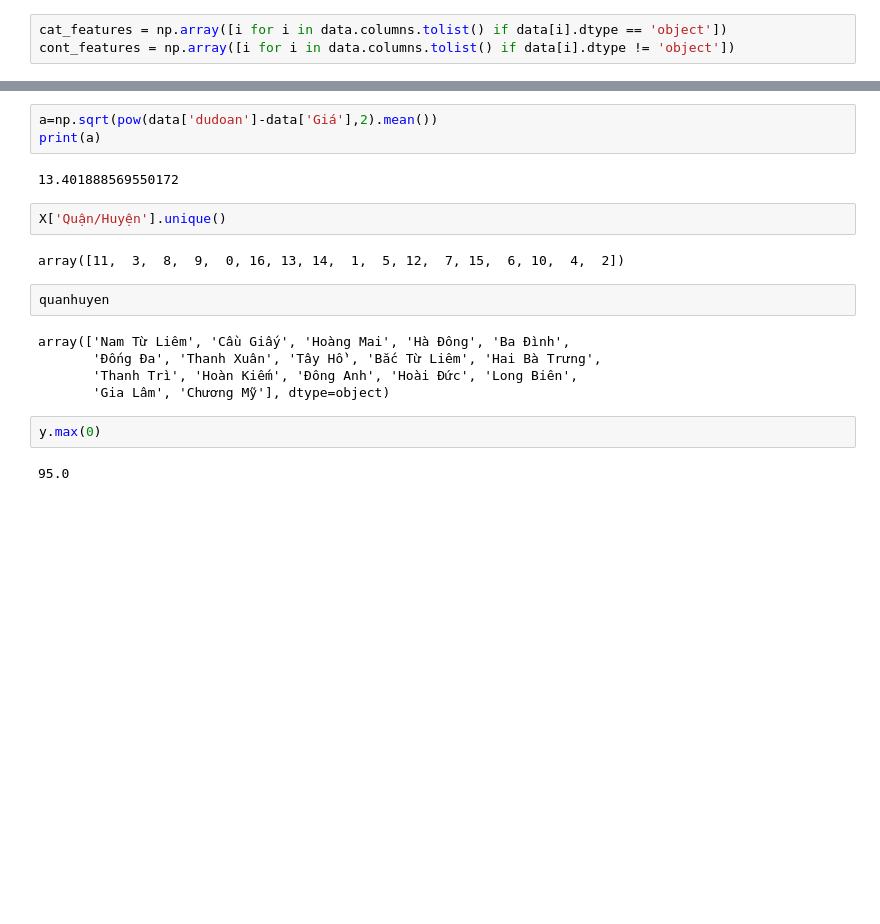
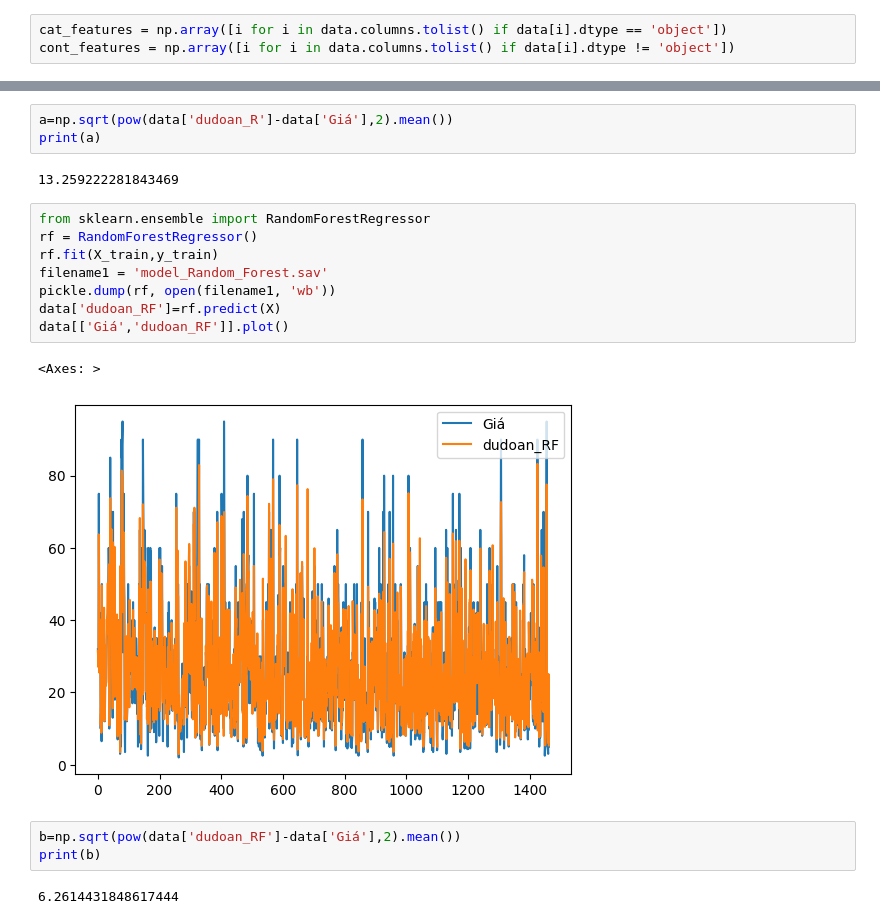
Before and after one commit to duckhhbg/KHDL, a Jupyter notebook: xldl.ipynb, the cells around one changed output, grey strips where cells are left out. Saved outputs shown, nothing was run; the diff lists cells and outputs as text; blank space fills up the shorter version.

```diff
--- a/xldl.ipynb
+++ b/xldl.ipynb
@@ -207,20 +217,21 @@ data[['Giá','dudoan']].plot()
 # %%
-a=np.sqrt(pow(data['dudoan']-data['Giá'],2).mean())
+a=np.sqrt(pow(data['dudoan_R']-data['Giá'],2).mean())
 print(a)
 # %% [output]
-13.401888569550172
+13.259222281843469
-# %%
-X['Quận/Huyện'].unique()
-# %% [output]
-array([11,  3,  8,  9,  0, 16, 13, 14,  1,  5, 12,  7, 15,  6, 10,  4,  2])
-# %%
-quanhuyen
-# %% [output]
-array(['Nam Từ Liêm', 'Cầu Giấy', 'Hoàng Mai', 'Hà Đông', 'Ba Đình',
-       'Đống Đa', 'Thanh Xuân', 'Tây Hồ', 'Bắc Từ Liêm', 'Hai Bà Trưng',
-       'Thanh Trì', 'Hoàn Kiếm', 'Đông Anh', 'Hoài Đức', 'Long Biên',
-       'Gia Lâm', 'Chương Mỹ'], dtype=object)
-# %%
-y.max(0)
-# %% [output]
-95.0
+# %%
+from sklearn.ensemble import RandomForestRegressor
+rf = RandomForestRegressor()
+rf.fit(X_train,y_train)
+filename1 = 'model_Random_Forest.sav'
+pickle.dump(rf, open(filename1, 'wb'))
+data['dudoan_RF']=rf.predict(X)
+data[['Giá','dudoan_RF']].plot()
+# %% [output]
+<Axes: >
+[figure, added]
+# %%
+b=np.sqrt(pow(data['dudoan_RF']-data['Giá'],2).mean())
+print(b)
+# %% [output]
+6.2614431848617444
```
Also changed, not shown: parts of 7 cells of this notebook, 2 other files.
